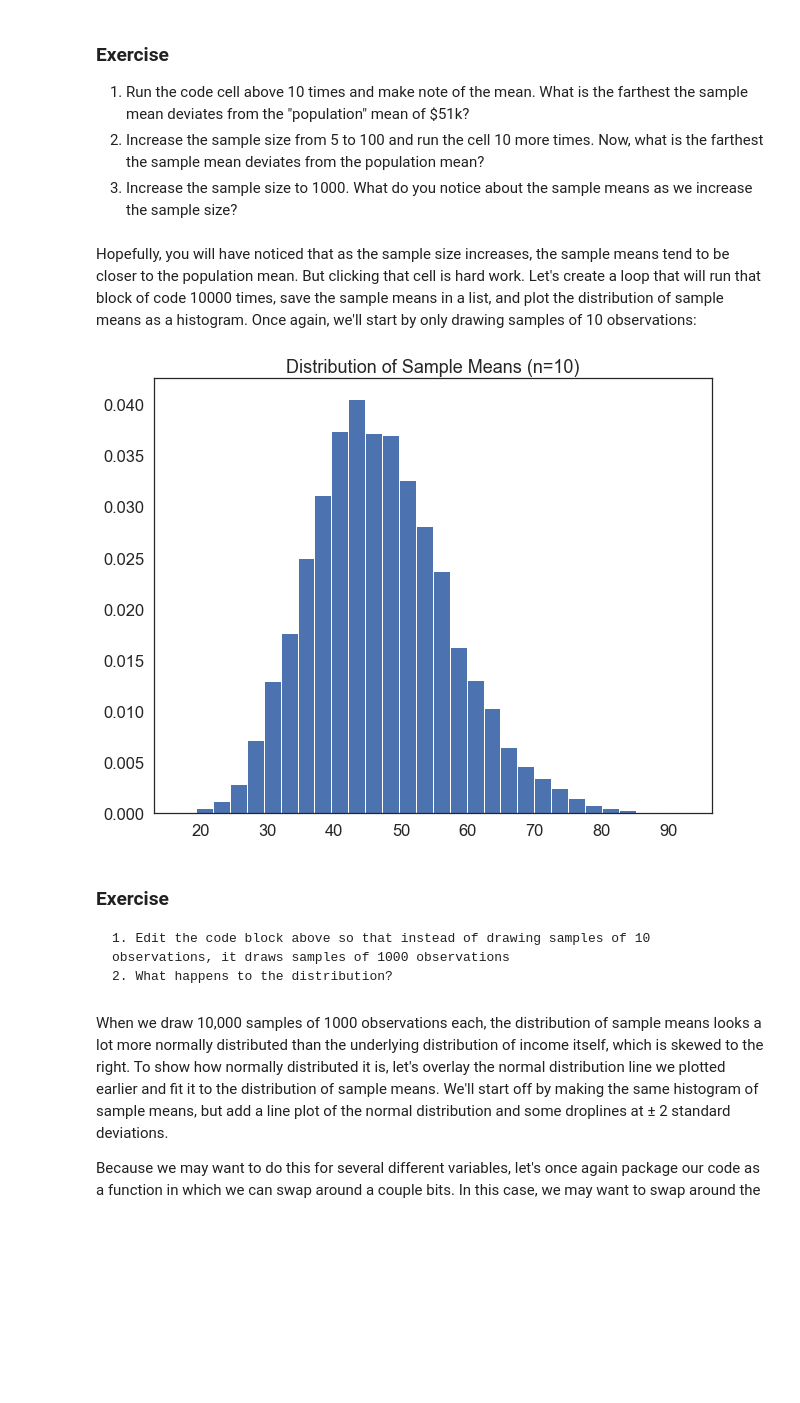
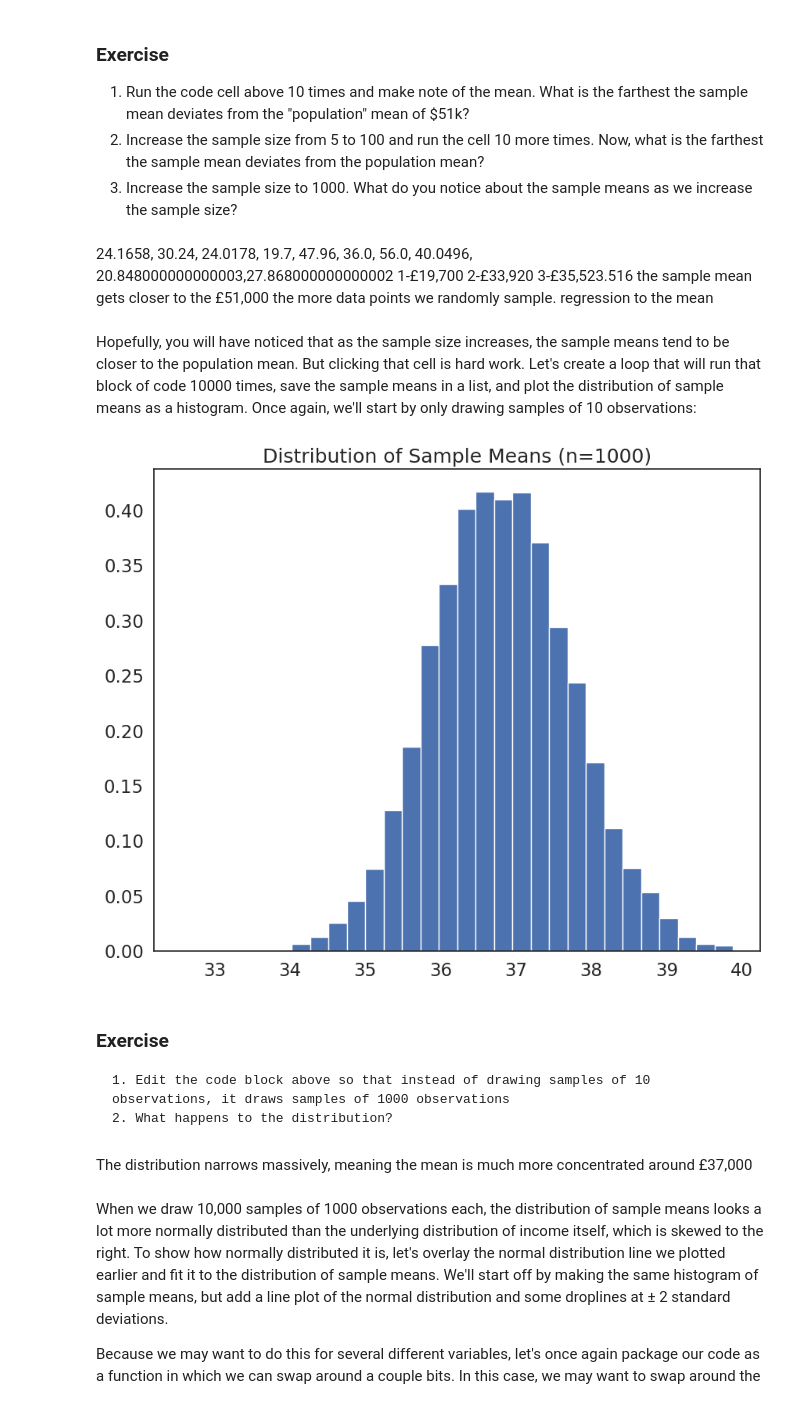
Before and after one commit to AlexCulkin/QM2, a Jupyter notebook: notebooks/W05. Distributions and Basic Statistics.ipynb, the cells around one changed output. Cells and saved outputs as stored; diff of their text form; code cells hidden in the pictures; blank space fills up the shorter version.

```diff
--- a/notebooks/W05. Distributions and Basic Statistics.ipynb
+++ b/notebooks/W05. Distributions and Basic Statistics.ipynb
@@ -169,5 +158,3 @@ dtype: int64
 what other variables are categorical? Convert them to categorical and describe. What is the most common occupation in this dataset?
 # %%
 # convert the variables to categorical and describe
-df['sex']=df['sex'].astype('category')
-df['sex'].describe()
@@ -181,3 +160,0 @@ dtype: int64
-# %%
-df['union']=df['union'].astype('category')
-df['union'].describe()
@@ -218,8 +187,8 @@ What is the most common profession?
 
 Now that we've cleaned our data up, let's have a closer look at the *distribution* of our data. The best way to do this is using a histogram, which takes one variable and divides its values into a number of bins shown on the X axis, and then counts the number of observations in each of those bins on the Y axis. Let's start by looking at the distribution of the `income` variable:
 # %%
-# df=df[df['year']==2013] # filter the dataframe to only contain 2013 data
-#
+df=df[df['year']==2013] # filter the dataframe to only contain 2013 data
+
 plt.hist(df['income']) # plot a histogram of the income variable
 plt.show() # show the plot
 # %% [output]
@@ -382,29 +364,37 @@ Mean: 33.0
 1. Run the code cell above 10 times and make note of the mean. What is the farthest the sample mean deviates from the "population" mean of $51k?
 2. Increase the sample size from 5 to 100 and run the cell 10 more times. Now, what is the farthest the sample mean deviates from the population mean?
 3. Increase the sample size to 1000. What do you notice about the sample means as we increase the sample size?
+# %% [markdown]
+24.1658, 30.24, 24.0178, 19.7, 47.96, 36.0, 56.0, 40.0496, 20.848000000000003,27.868000000000002
+1-£19,700
+2-£33,920
+3-£35,523.516
+the sample mean gets closer to the £51,000 the more data points we randomly sample. regression to the mean
 # %% [markdown]
 Hopefully, you will have noticed that as the sample size increases, the sample means tend to be closer to the population mean. But clicking that cell is hard work. Let's create a loop that will run that block of code 10000 times, save the sample means in a list, and plot the distribution of sample means as a histogram. Once again, we'll start by only drawing samples of 10 observations:
 # %%
 #create an empty list to store sample means
 sample_means=[]
 
-sample_size=10
+sample_size=1000
 # loop 10,000 times.
 for i in range(0,10000):
     sample= df['income'].sample(sample_size, replace=True) # draw a sample of 10 observations from the income variable, with replacement
     sample_mean=sample.mean() # calculate the mean of the sample
     sample_means.append(sample_mean) # append the sample mean to the list of sample means
 
 plt.hist(sample_means, bins=30, edgecolor='white', density=True) # plot a histogram of the sample means
 plt.title('Distribution of Sample Means (n={})'.format(sample_size)) # add a title
 plt.show()
 # %% [output]
-[figure, old version]
+[figure, new version]
 # %% [markdown]
 ### Exercise
 
     1. Edit the code block above so that instead of drawing samples of 10 observations, it draws samples of 1000 observations
     2. What happens to the distribution?
+# %% [markdown]
+The distribution narrows massively, meaning the mean is much more concentrated around £37,000
 # %% [markdown]
 When we draw 10,000 samples of 1000 observations each, the distribution of sample means looks a lot more normally distributed than the underlying distribution of income itself, which is skewed to the right. To show how normally distributed it is, let's overlay the normal distribution line we plotted earlier and fit it to the distribution of sample means. We'll start off by making the same histogram of sample means, but add a line plot of the normal distribution and some droplines at ± 2 standard deviations.
 
```
Also changed, not shown: parts of 18 cells of this notebook.
